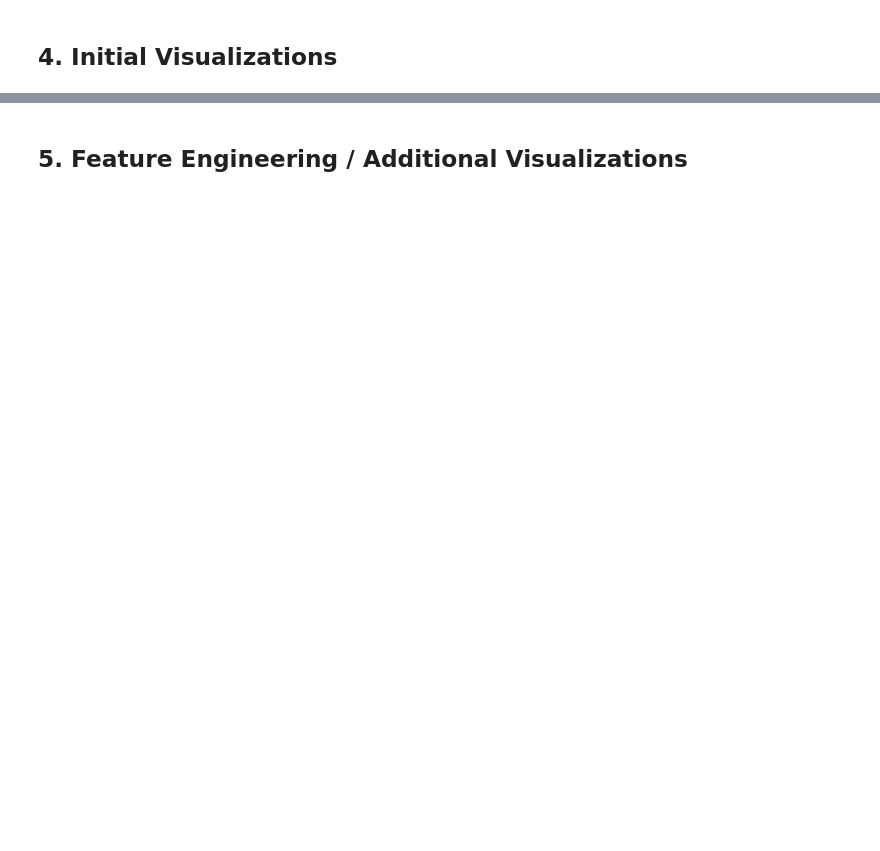
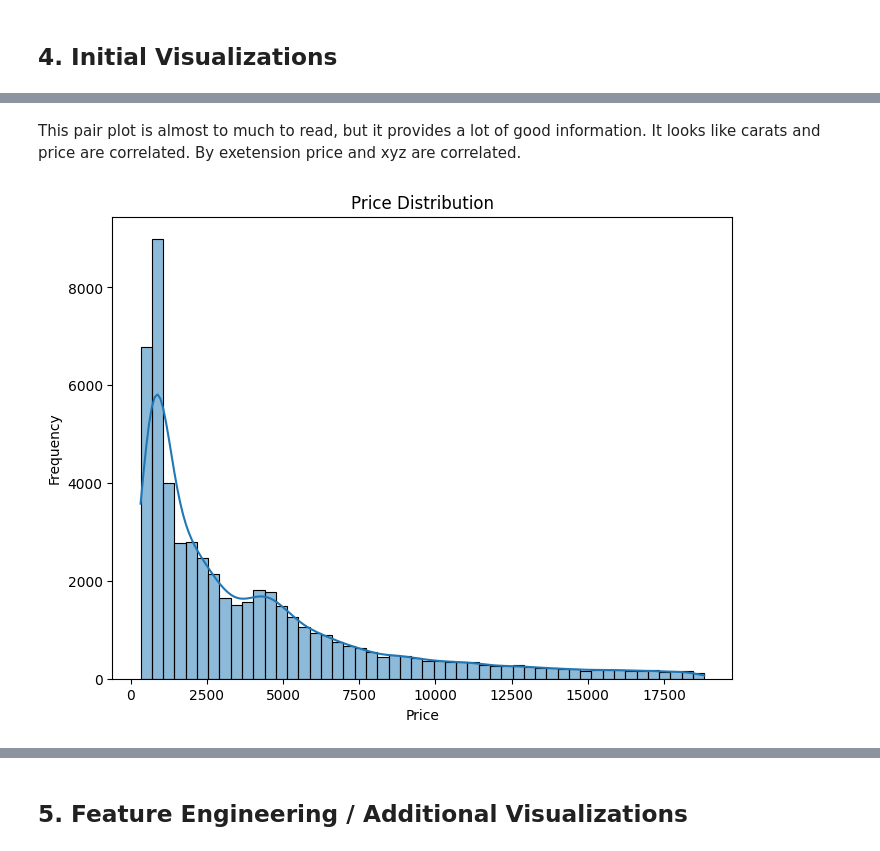
Before and after one commit to GarrettBeaver/datafun-06-eda, a Jupyter notebook: garrett_eda.ipynb, the cells around one changed output, grey strips where cells are left out. Drawn from its saved outputs; the diff is of its cells as text; code cells hidden in the pictures; blank space fills up the shorter version.

```diff
--- a/garrett_eda.ipynb
+++ b/garrett_eda.ipynb
@@ -206,0 +178,12 @@ NameError: name 'correlation_matrix' is not defined
+# %% [markdown]
+This pair plot is almost to much to read, but it provides a lot of good information.  It looks like carats and price are correlated.  By exetension price and xyz are correlated.
+# %%
+#Plot the price distrobution of the diamonds
+plt.figure(figsize=(8, 6))
+sns.histplot(df['price'], bins=50, kde=True)
+plt.title('Price Distribution')
+plt.xlabel('Price')
+plt.ylabel('Frequency')
+plt.show()
+# %% [output]
+[figure, added]
```
Also changed, not shown: parts of 49 cells of this notebook, 2 other files.
